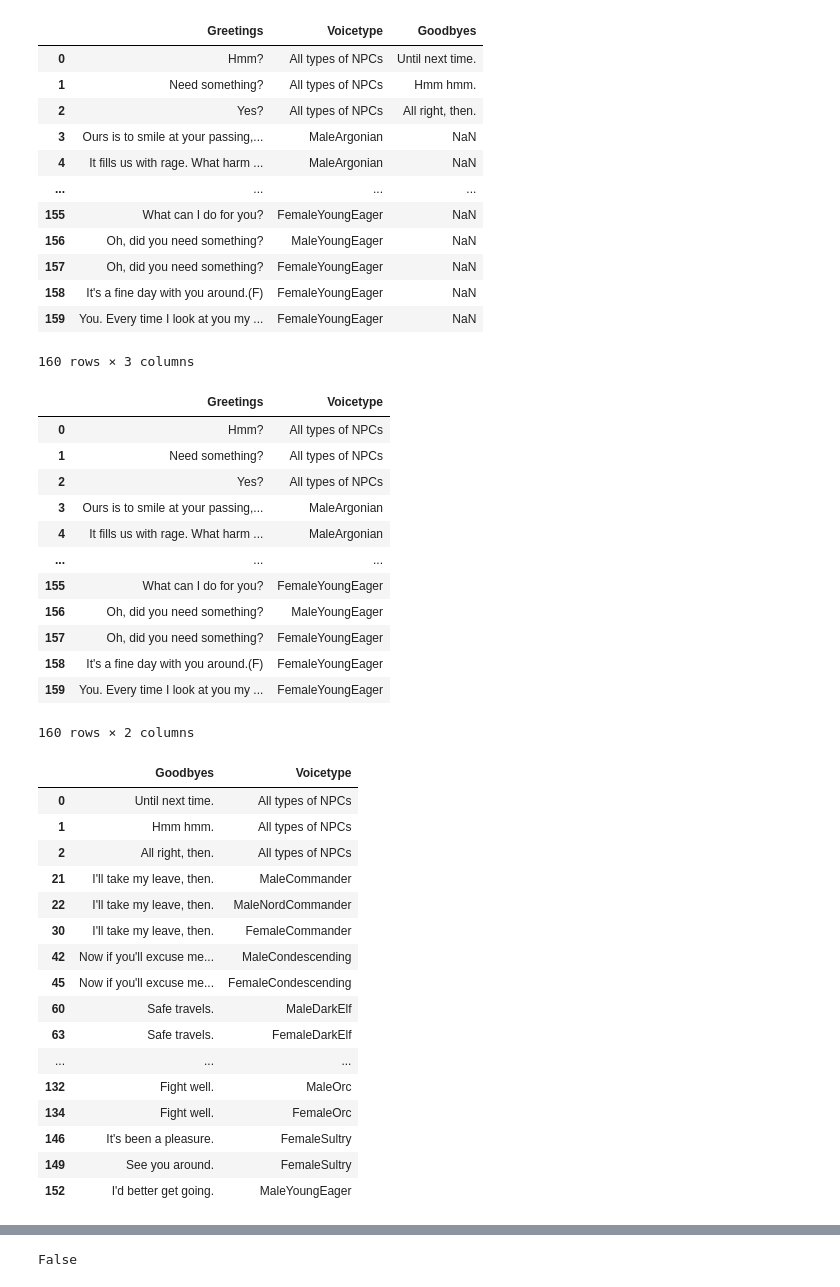
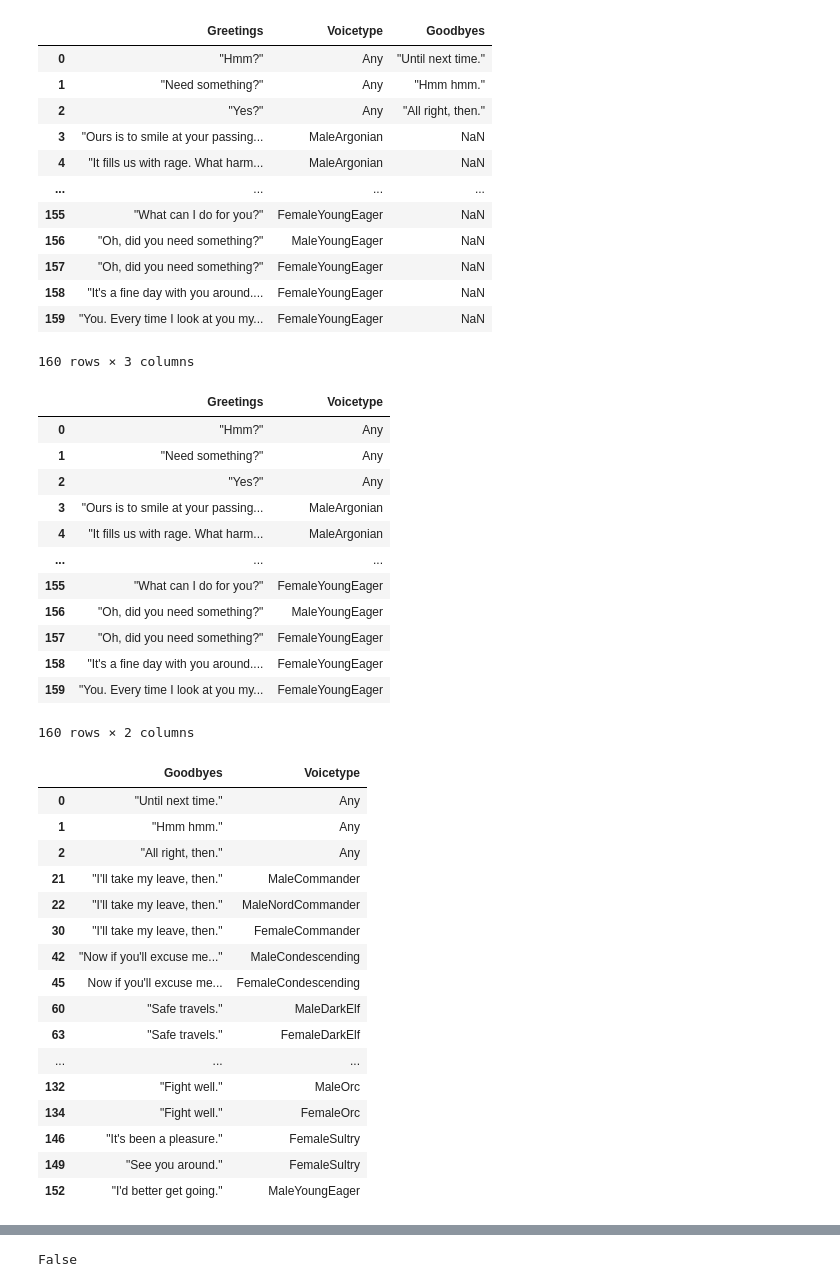
Before and after one commit to geoartop/Thesis-LLM-FineTuning-for-interactive-game-dialogues, a Jupyter notebook: dataset_final_prep.ipynb, the cells around one changed output, grey strips where cells are left out. Cells and saved outputs as stored; diff of their text form; code cells hidden in the pictures.

```diff
--- a/dataset_final_prep.ipynb
+++ b/dataset_final_prep.ipynb
@@ -6,22 +17,20 @@ df = pd.read_excel('testing_excel.xlsx', sheet_name='Greeting_Goodbyes')
 # %%
 df = df.replace(u'\xa0', u' ', regex=True)
 # %%
-#remove the " character from the dataframe
-df = df.replace('"', '', regex=True)
 df
 # %% [output]
 |  | Greetings | Voicetype | Goodbyes |
-| 0 | Hmm? | All types of NPCs | Until next time. |
-| 1 | Need something? | All types of NPCs | Hmm hmm. |
-| 2 | Yes? | All types of NPCs | All right, then. |
-| 3 | Ours is to smile at your passing,... | MaleArgonian | NaN |
-| 4 | It fills us with rage. What harm ... | MaleArgonian | NaN |
+| 0 | "Hmm?" | Any | "Until next time." |
+| 1 | "Need something?" | Any | "Hmm hmm." |
+| 2 | "Yes?" | Any | "All right, then." |
+| 3 | "Ours is to smile at your passing... | MaleArgonian | NaN |
+| 4 | "It fills us with rage. What harm... | MaleArgonian | NaN |
 | ... | ... | ... | ... |
-| 155 | What can I do for you? | FemaleYoungEager | NaN |
-| 156 | Oh, did you need something? | MaleYoungEager | NaN |
-| 157 | Oh, did you need something? | FemaleYoungEager | NaN |
-| 158 | It's a fine day with you around.(F) | FemaleYoungEager | NaN |
-| 159 | You. Every time I look at you my ... | FemaleYoungEager | NaN |
+| 155 | "What can I do for you?" | FemaleYoungEager | NaN |
+| 156 | "Oh, did you need something?" | MaleYoungEager | NaN |
+| 157 | "Oh, did you need something?" | FemaleYoungEager | NaN |
+| 158 | "It's a fine day with you around.... | FemaleYoungEager | NaN |
+| 159 | "You. Every time I look at you my... | FemaleYoungEager | NaN |
 160 rows × 3 columns
 # %%
 #split the dataframe in two dataframes, one with the columns Greetings and Voicetype and the other with the columns Goodbye and Voicetype
@@ -38,38 +47,38 @@ Goodbyes = Goodbyes.dropna(subset=['Goodbyes'])
 Greetings
 # %% [output]
 |  | Greetings | Voicetype |
-| 0 | Hmm? | All types of NPCs |
-| 1 | Need something? | All types of NPCs |
-| 2 | Yes? | All types of NPCs |
-| 3 | Ours is to smile at your passing,... | MaleArgonian |
-| 4 | It fills us with rage. What harm ... | MaleArgonian |
+| 0 | "Hmm?" | Any |
+| 1 | "Need something?" | Any |
+| 2 | "Yes?" | Any |
+| 3 | "Ours is to smile at your passing... | MaleArgonian |
+| 4 | "It fills us with rage. What harm... | MaleArgonian |
 | ... | ... | ... |
-| 155 | What can I do for you? | FemaleYoungEager |
-| 156 | Oh, did you need something? | MaleYoungEager |
-| 157 | Oh, did you need something? | FemaleYoungEager |
-| 158 | It's a fine day with you around.(F) | FemaleYoungEager |
-| 159 | You. Every time I look at you my ... | FemaleYoungEager |
+| 155 | "What can I do for you?" | FemaleYoungEager |
+| 156 | "Oh, did you need something?" | MaleYoungEager |
+| 157 | "Oh, did you need something?" | FemaleYoungEager |
+| 158 | "It's a fine day with you around.... | FemaleYoungEager |
+| 159 | "You. Every time I look at you my... | FemaleYoungEager |
 160 rows × 2 columns
 # %%
 Goodbyes
 # %% [output]
 |  | Goodbyes | Voicetype |
-| 0 | Until next time. | All types of NPCs |
-| 1 | Hmm hmm. | All types of NPCs |
-| 2 | All right, then. | All types of NPCs |
-| 21 | I'll take my leave, then. | MaleCommander |
-| 22 | I'll take my leave, then. | MaleNordCommander |
-| 30 | I'll take my leave, then. | FemaleCommander |
-| 42 | Now if you'll excuse me... | MaleCondescending |
+| 0 | "Until next time." | Any |
+| 1 | "Hmm hmm." | Any |
+| 2 | "All right, then." | Any |
+| 21 | "I'll take my leave, then." | MaleCommander |
+| 22 | "I'll take my leave, then." | MaleNordCommander |
+| 30 | "I'll take my leave, then." | FemaleCommander |
+| 42 | "Now if you'll excuse me..." | MaleCondescending |
 | 45 | Now if you'll excuse me... | FemaleCondescending |
-| 60 | Safe travels. | MaleDarkElf |
-| 63 | Safe travels. | FemaleDarkElf |
+| 60 | "Safe travels." | MaleDarkElf |
+| 63 | "Safe travels." | FemaleDarkElf |
 | ... | ... | ... |
-| 132 | Fight well. | MaleOrc |
-| 134 | Fight well. | FemaleOrc |
-| 146 | It's been a pleasure. | FemaleSultry |
-| 149 | See you around. | FemaleSultry |
-| 152 | I'd better get going. | MaleYoungEager |
+| 132 | "Fight well." | MaleOrc |
+| 134 | "Fight well." | FemaleOrc |
+| 146 | "It's been a pleasure." | FemaleSultry |
+| 149 | "See you around." | FemaleSultry |
+| 152 | "I'd better get going." | MaleYoungEager |
 # %%
 #create an new column in the greetings dataframe called Tone
 Greetings['Tone'] = 'Neutral'
```
Also changed, not shown: parts of 94 cells of this notebook, 2 other files.
